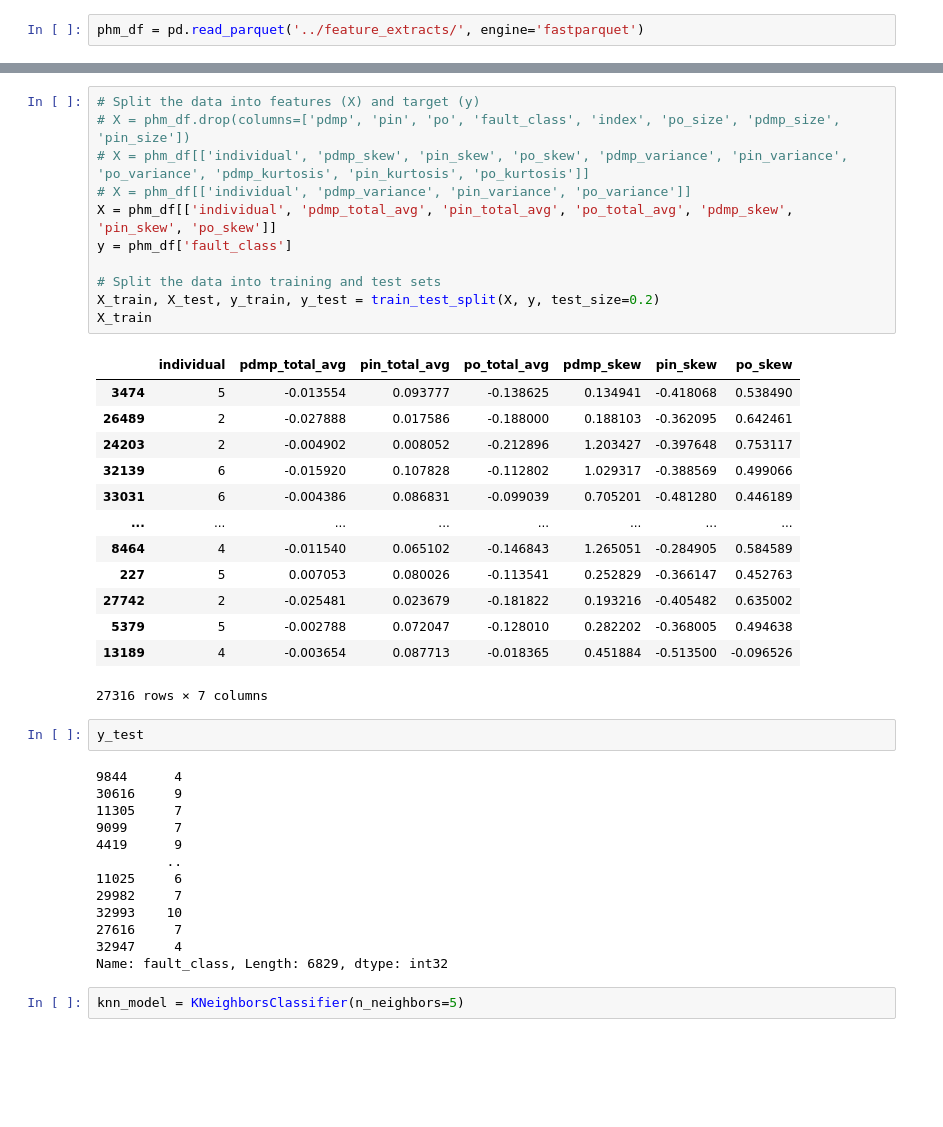
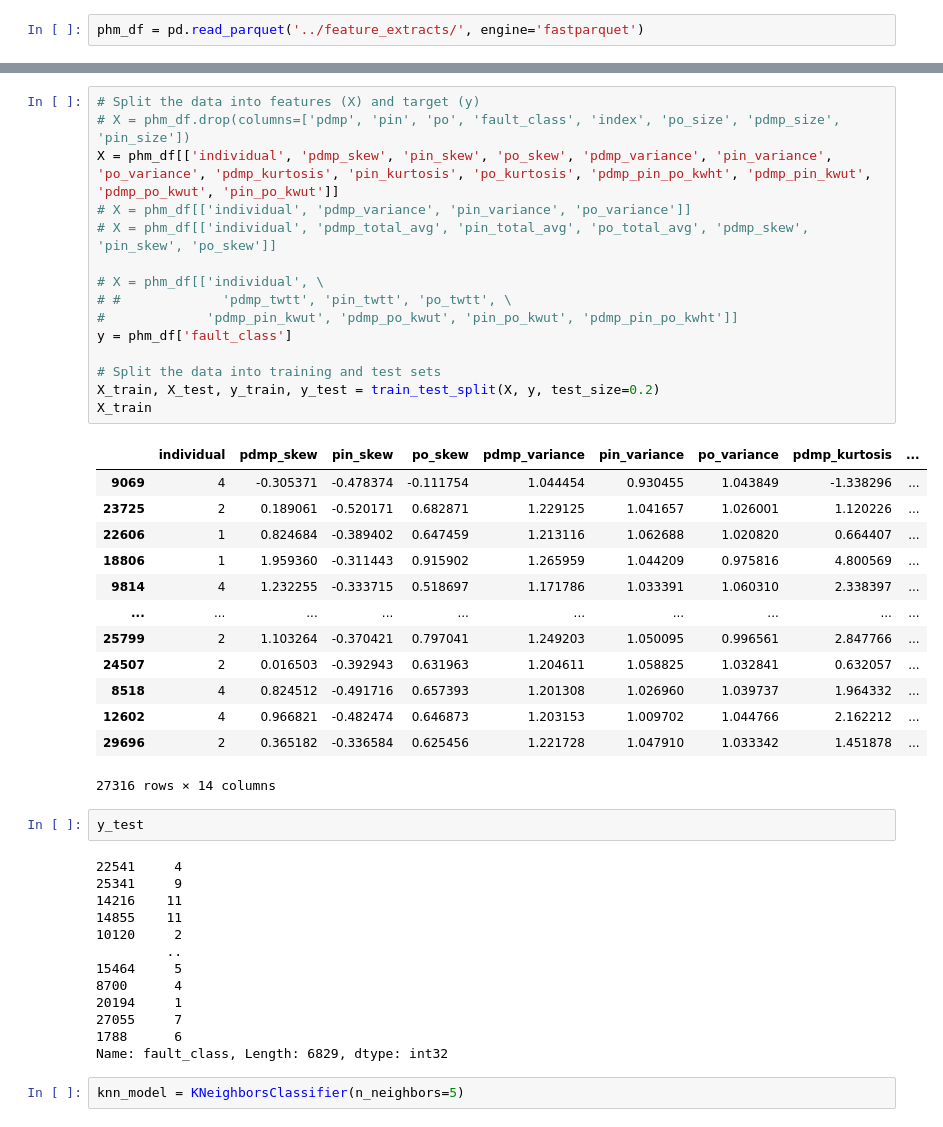
Before and after one commit to Data-Pundits/PHM-Classifiers, a Jupyter notebook: knn-basic-features.ipynb, the cells around one changed output, grey strips where cells are left out. Drawn from its saved outputs; the diff is of its cells as text; blank space fills up the shorter version.

```diff
--- a/knn-basic-features.ipynb
+++ b/knn-basic-features.ipynb
@@ -33,42 +33,46 @@ phm_df
 # %%
 # Split the data into features (X) and target (y)
 # X = phm_df.drop(columns=['pdmp', 'pin', 'po', 'fault_class', 'index', 'po_size', 'pdmp_size', 'pin_size'])
-# X = phm_df[['individual', 'pdmp_skew', 'pin_skew', 'po_skew', 'pdmp_variance', 'pin_variance', 'po_variance', 'pdmp_kurtosis', 'pin_kurtosis', 'po_kurtosis']]
+X = phm_df[['individual', 'pdmp_skew', 'pin_skew', 'po_skew', 'pdmp_variance', 'pin_variance', 'po_variance', 'pdmp_kurtosis', 'pin_kurtosis', 'po_kurtosis', 'pdmp_pin_po_kwht', 'pdmp_pin_kwut', 'pdmp_po_kwut', 'pin_po_kwut']]
 # X = phm_df[['individual', 'pdmp_variance', 'pin_variance', 'po_variance']]
-X = phm_df[['individual', 'pdmp_total_avg', 'pin_total_avg', 'po_total_avg', 'pdmp_skew', 'pin_skew', 'po_skew']]
+# X = phm_df[['individual', 'pdmp_total_avg', 'pin_total_avg', 'po_total_avg', 'pdmp_skew', 'pin_skew', 'po_skew']]
+
+# X = phm_df[['individual', \
+# #             'pdmp_twtt', 'pin_twtt', 'po_twtt', \
+#             'pdmp_pin_kwut', 'pdmp_po_kwut', 'pin_po_kwut', 'pdmp_pin_po_kwht']]
 y = phm_df['fault_class']
 
 # Split the data into training and test sets
 X_train, X_test, y_train, y_test = train_test_split(X, y, test_size=0.2)
 X_train
 # %% [output]
-|  | individual | pdmp_total_avg | pin_total_avg | po_total_avg | pdmp_skew | pin_skew | po_skew |
-| 3474 | 5 | -0.013554 | 0.093777 | -0.138625 | 0.134941 | -0.418068 | 0.538490 |
-| 26489 | 2 | -0.027888 | 0.017586 | -0.188000 | 0.188103 | -0.362095 | 0.642461 |
-| 24203 | 2 | -0.004902 | 0.008052 | -0.212896 | 1.203427 | -0.397648 | 0.753117 |
-| 32139 | 6 | -0.015920 | 0.107828 | -0.112802 | 1.029317 | -0.388569 | 0.499066 |
-| 33031 | 6 | -0.004386 | 0.086831 | -0.099039 | 0.705201 | -0.481280 | 0.446189 |
-| ... | ... | ... | ... | ... | ... | ... | ... |
-| 8464 | 4 | -0.011540 | 0.065102 | -0.146843 | 1.265051 | -0.284905 | 0.584589 |
-| 227 | 5 | 0.007053 | 0.080026 | -0.113541 | 0.252829 | -0.366147 | 0.452763 |
-| 27742 | 2 | -0.025481 | 0.023679 | -0.181822 | 0.193216 | -0.405482 | 0.635002 |
-| 5379 | 5 | -0.002788 | 0.072047 | -0.128010 | 0.282202 | -0.368005 | 0.494638 |
-| 13189 | 4 | -0.003654 | 0.087713 | -0.018365 | 0.451884 | -0.513500 | -0.096526 |
+|  | individual | pdmp_skew | pin_skew | po_skew | pdmp_variance | pin_variance | po_variance | pdmp_kurtosis | ... |
+| 9069 | 4 | -0.305371 | -0.478374 | -0.111754 | 1.044454 | 0.930455 | 1.043849 | -1.338296 | ... |
+| 23725 | 2 | 0.189061 | -0.520171 | 0.682871 | 1.229125 | 1.041657 | 1.026001 | 1.120226 | ... |
+| 22606 | 1 | 0.824684 | -0.389402 | 0.647459 | 1.213116 | 1.062688 | 1.020820 | 0.664407 | ... |
+| 18806 | 1 | 1.959360 | -0.311443 | 0.915902 | 1.265959 | 1.044209 | 0.975816 | 4.800569 | ... |
+| 9814 | 4 | 1.232255 | -0.333715 | 0.518697 | 1.171786 | 1.033391 | 1.060310 | 2.338397 | ... |
+| ... | ... | ... | ... | ... | ... | ... | ... | ... | ... |
+| 25799 | 2 | 1.103264 | -0.370421 | 0.797041 | 1.249203 | 1.050095 | 0.996561 | 2.847766 | ... |
+| 24507 | 2 | 0.016503 | -0.392943 | 0.631963 | 1.204611 | 1.058825 | 1.032841 | 0.632057 | ... |
+| 8518 | 4 | 0.824512 | -0.491716 | 0.657393 | 1.201308 | 1.026960 | 1.039737 | 1.964332 | ... |
+| 12602 | 4 | 0.966821 | -0.482474 | 0.646873 | 1.203153 | 1.009702 | 1.044766 | 2.162212 | ... |
+| 29696 | 2 | 0.365182 | -0.336584 | 0.625456 | 1.221728 | 1.047910 | 1.033342 | 1.451878 | ... |
-27316 rows × 7 columns
+27316 rows × 14 columns
 # %%
 y_test
 # %% [output]
-9844      4
-30616     9
-11305     7
-9099      7
-4419      9
+22541     4
+25341     9
+14216    11
+14855    11
+10120     2
          ..
-11025     6
-29982     7
-32993    10
-27616     7
-32947     4
+15464     5
+8700      4
+20194     1
+27055     7
+1788      6
 Name: fault_class, Length: 6829, dtype: int32
 # %%
 knn_model = KNeighborsClassifier(n_neighbors=5)
```
Also changed, not shown: parts of 8 cells of this notebook, 1 other file.
